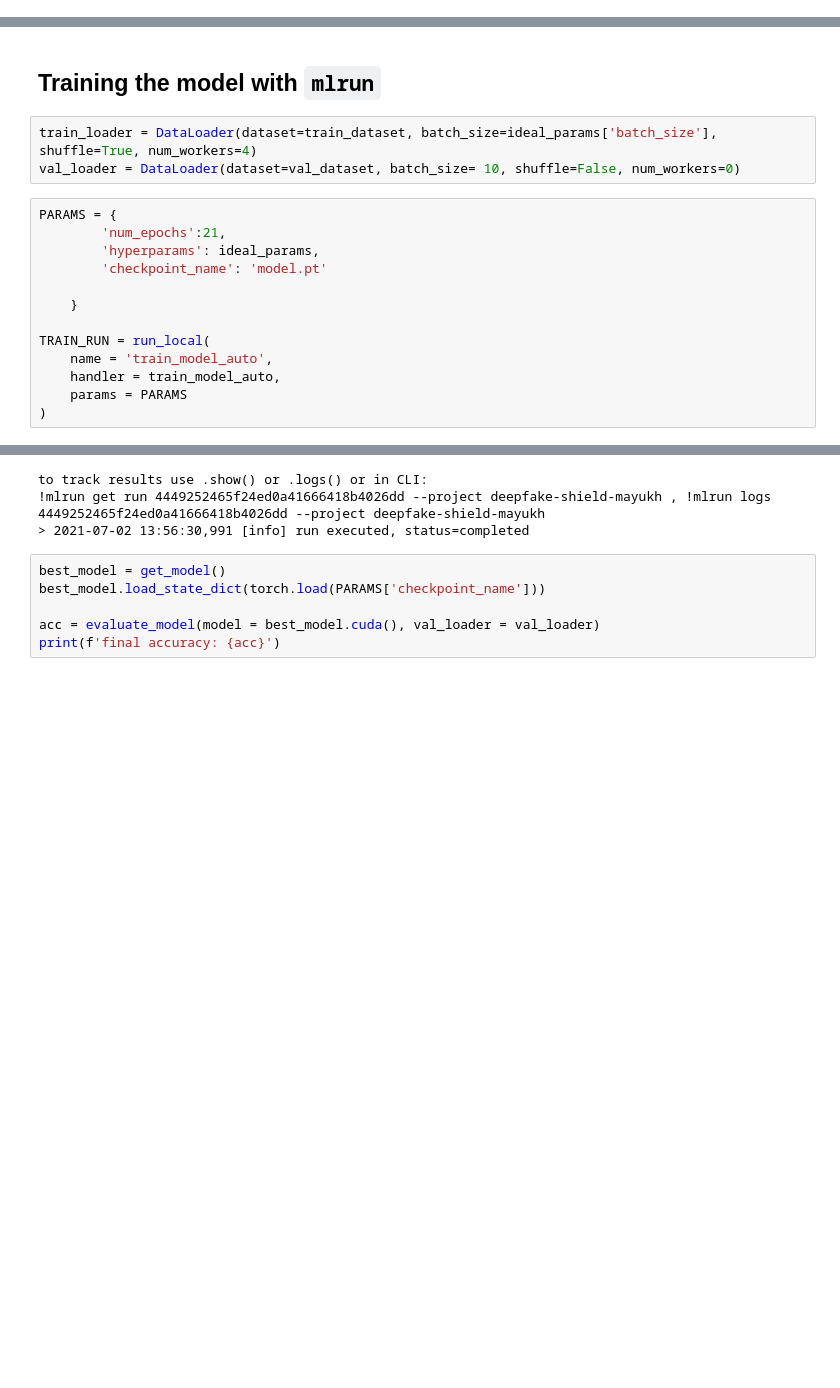
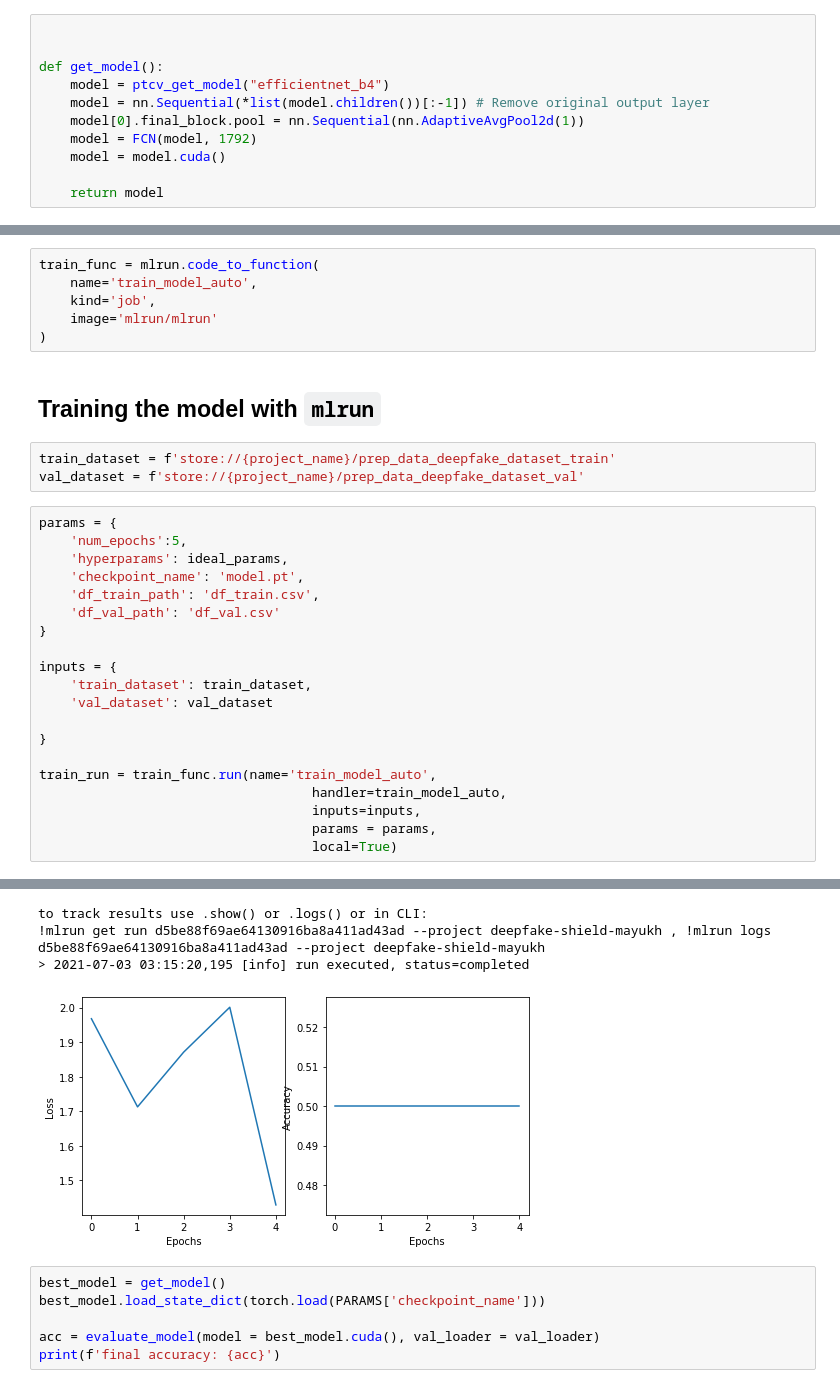
Before and after one commit to Mainakdeb/deepfake-shield, a Jupyter notebook: notebooks/train_deep_shield_model.ipynb, the cells around one changed output, grey strips where cells are left out. Drawn from its saved outputs; the diff is of its cells as text; blank space fills up the shorter version.

```diff
--- a/notebooks/train_deep_shield_model.ipynb
+++ b/notebooks/train_deep_shield_model.ipynb
@@ -476,0 +622,11 @@ ideal_params
+# %%
+
+
+def get_model():
+    model = ptcv_get_model("efficientnet_b4")
+    model = nn.Sequential(*list(model.children())[:-1]) # Remove original output layer
+    model[0].final_block.pool = nn.Sequential(nn.AdaptiveAvgPool2d(1))
+    model = FCN(model, 1792)
+    model = model.cuda()
+
+    return model
@@ -542,19 +917,32 @@ def train_model_auto(context, num_epochs, hyperparams, checkpoint_name):
+# %%
+train_func = mlrun.code_to_function(
+    name='train_model_auto',
+    kind='job',
+    image='mlrun/mlrun'
+)
 # %% [markdown]
 ## Training the model with `mlrun`
-# %%
-train_loader = DataLoader(dataset=train_dataset, batch_size=ideal_params['batch_size'], shuffle=True, num_workers=4)
-val_loader = DataLoader(dataset=val_dataset, batch_size= 10, shuffle=False, num_workers=0)
+# %%
+train_dataset = f'store://{project_name}/prep_data_deepfake_dataset_train'
+val_dataset = f'store://{project_name}/prep_data_deepfake_dataset_val'
 # %%
-PARAMS = {
-        'num_epochs':21,
-        'hyperparams': ideal_params,
-        'checkpoint_name': 'model.pt'
+params = {
+    'num_epochs':5,
+    'hyperparams': ideal_params,
+    'checkpoint_name': 'model.pt',
+    'df_train_path': 'df_train.csv',
+    'df_val_path': 'df_val.csv'
+}
 
-    }
+inputs = {
+    'train_dataset': train_dataset,
+    'val_dataset': val_dataset
 
-TRAIN_RUN = run_local(
-    name = 'train_model_auto',
-    handler = train_model_auto,
-    params = PARAMS
-)
+}
+
+train_run = train_func.run(name='train_model_auto',
+                                   handler=train_model_auto,
+                                   inputs=inputs,
+                                   params = params,
+                                   local=True)
 # %% [output]
@@ -578,7 +974,8 @@ Saving best model: model.pt
 [interactive output not drawn]
-to track results use .show() or .logs() or in CLI:
-!mlrun get run 4449252465f24ed0a41666418b4026dd --project deepfake-shield-mayukh , !mlrun logs 4449252465f24ed0a41666418b4026dd --project deepfake-shield-mayukh
-> 2021-07-02 13:56:30,991 [info] run executed, status=completed
+to track results use .show() or .logs() or in CLI:
+!mlrun get run d5be88f69ae64130916ba8a411ad43ad --project deepfake-shield-mayukh , !mlrun logs d5be88f69ae64130916ba8a411ad43ad --project deepfake-shield-mayukh
+> 2021-07-03 03:15:20,195 [info] run executed, status=completed
+[figure, added]
 # %%
 best_model = get_model()
 best_model.load_state_dict(torch.load(PARAMS['checkpoint_name']))
```
Also changed, not shown: parts of 36 cells of this notebook.
